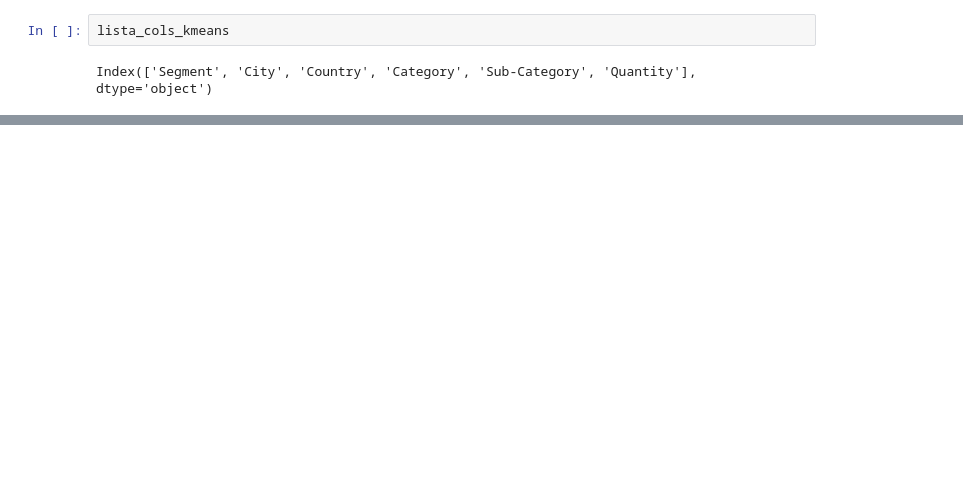
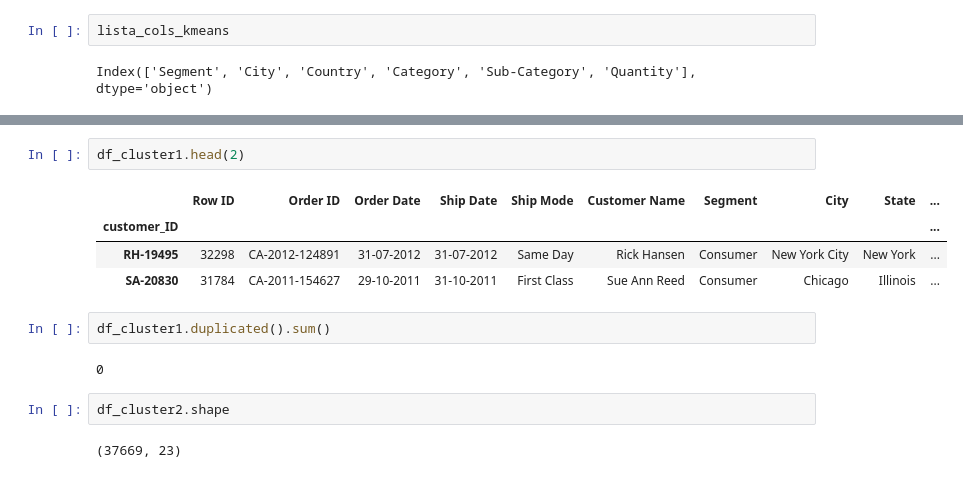
Before and after one commit to jgilsu11/Proyecto9-Clustering, a Jupyter notebook: Notebooks/clusterizacion.ipynb, the cells around one changed output, grey strips where cells are left out. Cells and saved outputs as stored; diff of their text form; blank space fills up the shorter version.

```diff
--- a/Notebooks/clusterizacion.ipynb
+++ b/Notebooks/clusterizacion.ipynb
@@ -577,0 +663,15 @@ Observamos 3 clusters bien marcados:
+# %%
+df_cluster1.head(2)
+# %% [output]
+|  | Row ID | Order ID | Order Date | Ship Date | Ship Mode | Customer Name | Segment | City | State | ... |
+| customer_ID |  |  |  |  |  |  |  |  |  | ... |
+| RH-19495 | 32298 | CA-2012-124891 | 31-07-2012 | 31-07-2012 | Same Day | Rick Hansen | Consumer | New York City | New York | ... |
+| SA-20830 | 31784 | CA-2011-154627 | 29-10-2011 | 31-10-2011 | First Class | Sue Ann Reed | Consumer | Chicago | Illinois | ... |
+# %%
+df_cluster1.duplicated().sum()
+# %% [output]
+0
+# %%
+df_cluster2.shape
+# %% [output]
+(37669, 23)
```
Also changed, not shown: parts of 32 cells of this notebook.
